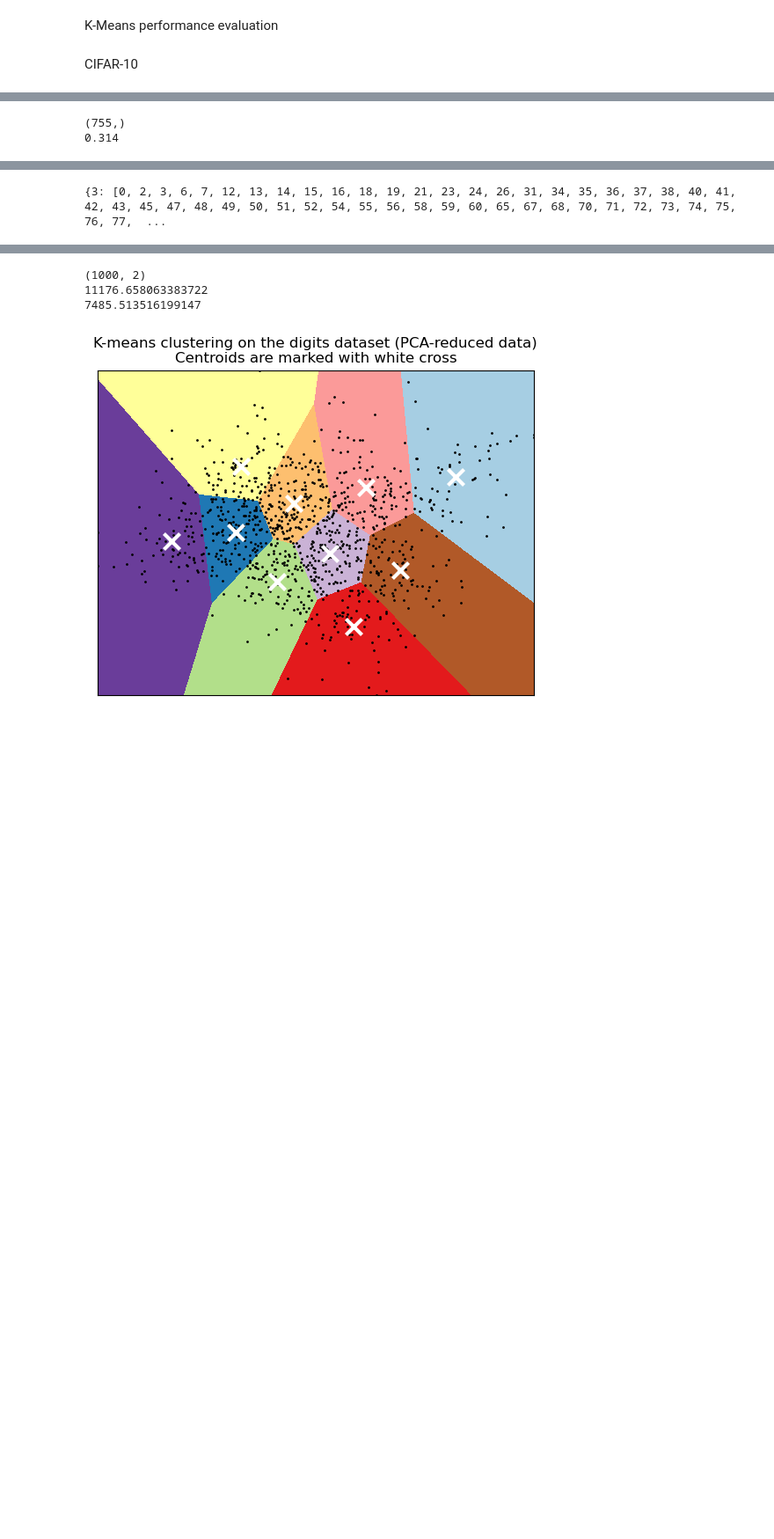
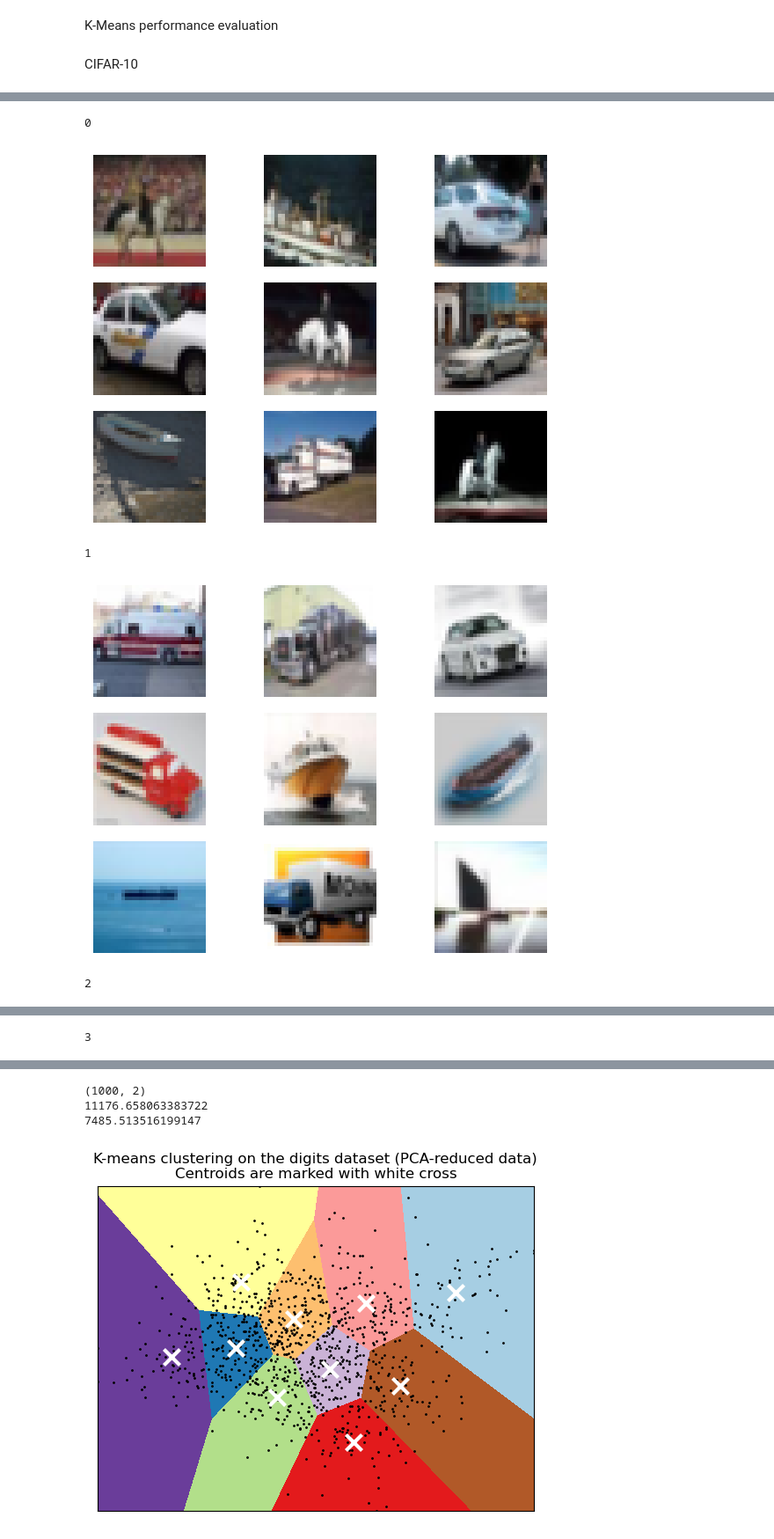
Before and after one commit to XDMickeyYau/CSC2515-Project, a Jupyter notebook: kmeans_performance_eval.ipynb, the cells around one changed output, grey strips where cells are left out. Shown at 88% size. Saved outputs shown, nothing was run; the diff lists cells and outputs as text; code cells hidden in the pictures; blank space fills up the shorter version.

```diff
--- a/kmeans_performance_eval.ipynb
+++ b/kmeans_performance_eval.ipynb
@@ -352,22 +396,21 @@ ________________________________________________________________________________
 # %%
+# PCA
+kmeans = KMeans(n_clusters=4, random_state=0)
+pca_model = PCA(n_components=20).fit(X_flat)
+encoded = pca_model.transform(X_flat)
+kmeans_pca = kmeans.fit(encoded)
+
 # visualize_kmeans_centre(kmeans_model1, pca_model, n=n_clusters, ncol=n_clusters)
 
-# Vidualize image clusters
-cluster_index_dict = clusters_to_index(kmeans_model2.labels_)
-test = cluster_index_dict[1]
-test = np.array(test)
-print(test.shape)
-print(np.sum(np.where(test < 500, 1, 0))/500)
-# print(cluster_index_dict)
-# for cluster in sorted(list(cluster_index_dict.keys())):
-#     print(cluster)
-#     image_index = cluster_index_dict[cluster]
-#     print(np.max(image_index))
-#     images = X2[image_index]
-#     visualize_data(images, n=9, ncol=3, plt_size=6)
-
-# plt.imshow(data[1200])
-# plt.show()
+cluster_index_dict = clusters_to_index(kmeans_pca.labels_)
+for cluster in sorted(list(cluster_index_dict.keys())):
+    print(cluster)
+    image_index = cluster_index_dict[cluster]
+    images = X[image_index]
+    visualize_data(images, n=9, ncol=3, plt_size=6)
 # %% [output]
-(755,)
-0.314
+0
+[figure, added]
+1
+[figure, added]
+2
@@ -373,0 +418 @@ print(np.sum(np.where(test < 500, 1, 0))/500)
+3
@@ -374,4 +419,0 @@ print(np.sum(np.where(test < 500, 1, 0))/500)
-# %%
-print(cluster_index_dict)
-# %% [output]
-{3: [0, 2, 3, 6, 7, 12, 13, 14, 15, 16, 18, 19, 21, 23, 24, 26, 31, 34, 35, 36, 37, 38, 40, 41, 42, 43, 45, 47, 48, 49, 50, 51, 52, 54, 55, 56, 58, 59, 60, 65, 67, 68, 70, 71, 72, 73, 74, 75, 76, 77,  ...
```
Also changed, not shown: parts of 13 cells of this notebook.
